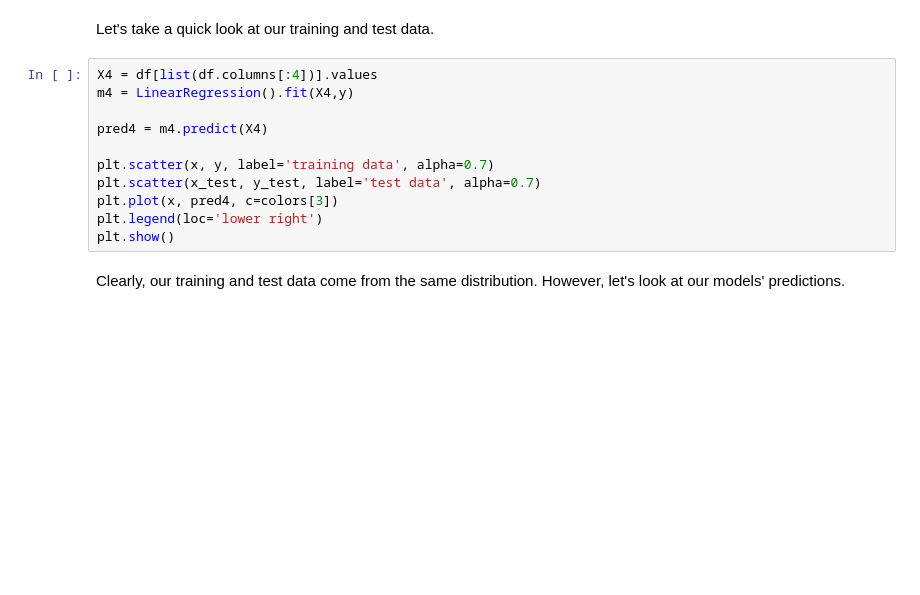
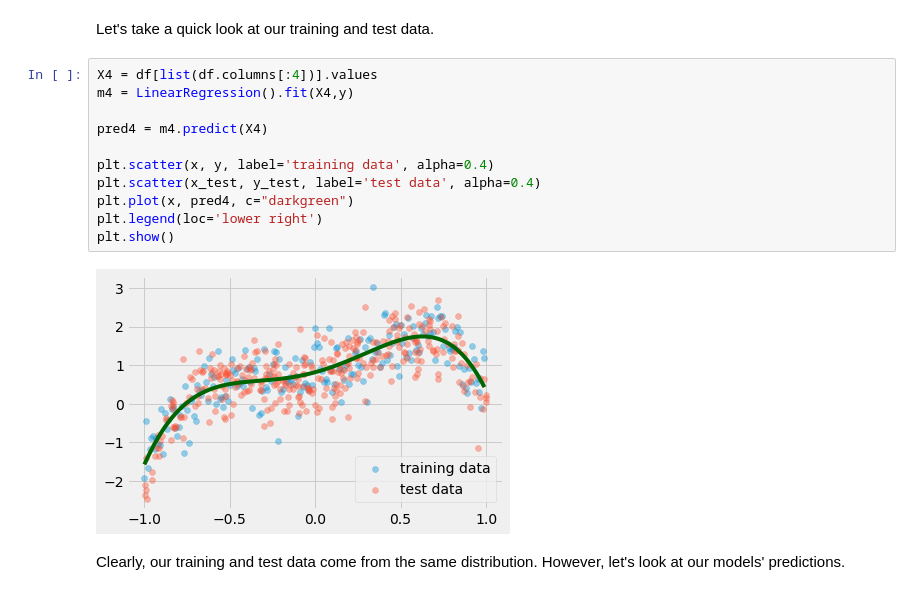
Before and after one commit to nzufelt/jupyter_notebooks_ML_2018, a Jupyter notebook: lessons/bias-variance_tradeoff.ipynb, the cells around one changed output. Drawn from its saved outputs; the diff is of its cells as text; blank space fills up the shorter version.

Commit message:
adding missing data and adjusting linreg

```diff
--- a/lessons/bias-variance_tradeoff.ipynb
+++ b/lessons/bias-variance_tradeoff.ipynb
@@ -128,14 +147,16 @@ Let's take a quick look at our training and test data.
 # %%
 X4 = df[list(df.columns[:4])].values
 m4 = LinearRegression().fit(X4,y)
 
 pred4 = m4.predict(X4)
 
-plt.scatter(x, y, label='training data', alpha=0.7)
-plt.scatter(x_test, y_test, label='test data', alpha=0.7)
-plt.plot(x, pred4, c=colors[3])
+plt.scatter(x, y, label='training data', alpha=0.4)
+plt.scatter(x_test, y_test, label='test data', alpha=0.4)
+plt.plot(x, pred4, c="darkgreen")
 plt.legend(loc='lower right')
 plt.show()
+# %% [output]
+[figure, added]
 # %% [markdown]
 Clearly, our training and test data come from the same distribution.  However, let's look at our models' predictions.
 # %%
```
Also changed, not shown: parts of 6 cells of this notebook, 15 other files.
